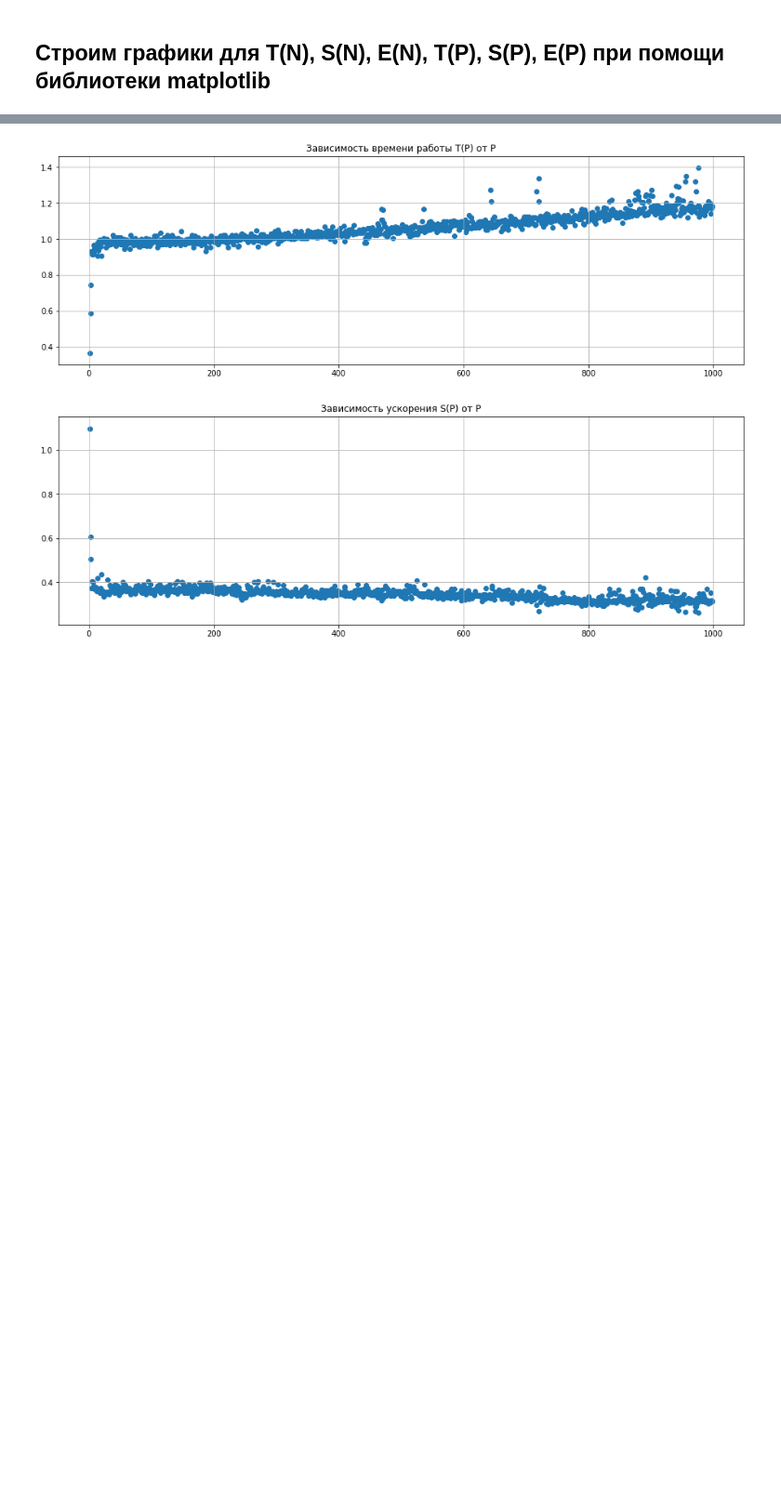
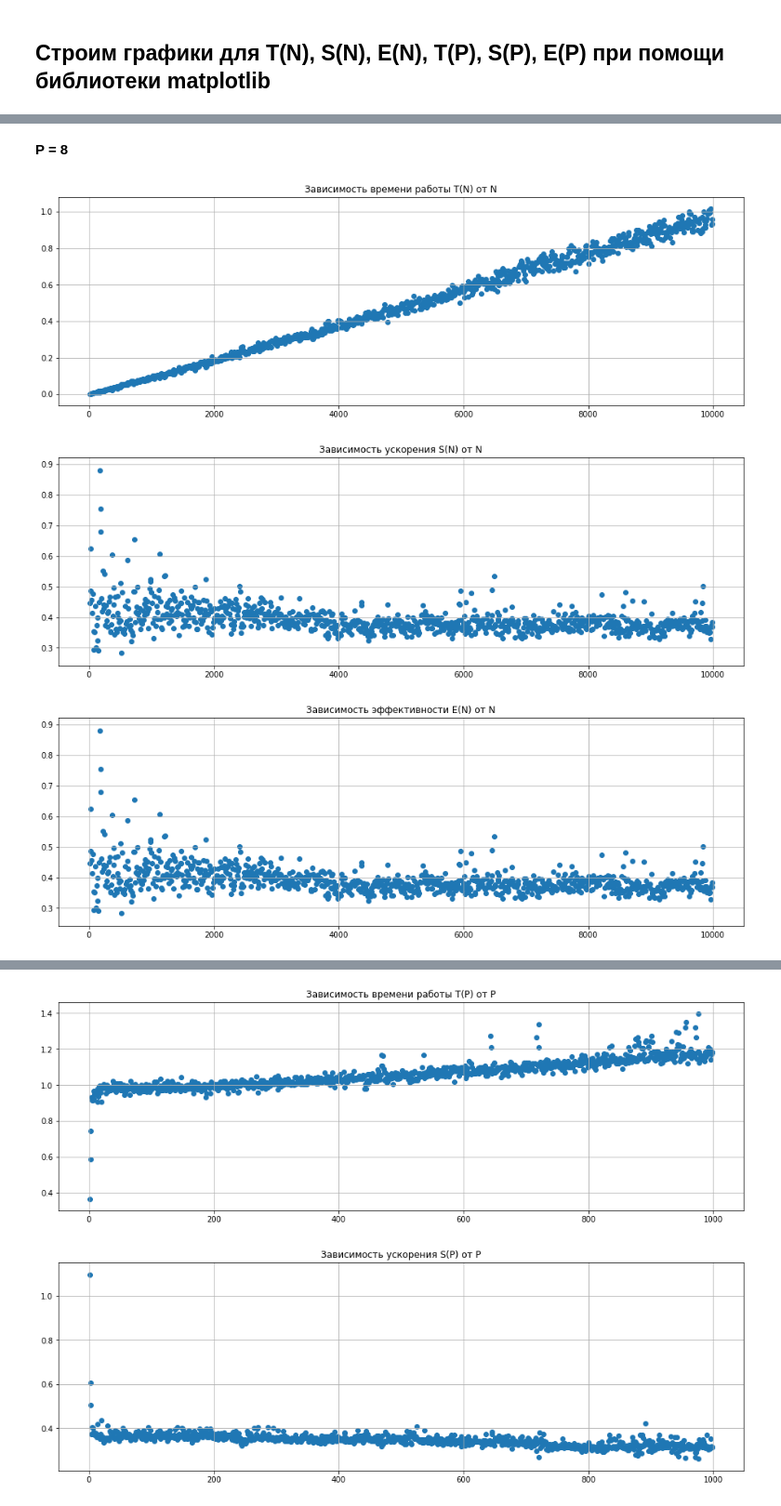
Before and after one commit to riknel/DistributedComputing, a Jupyter notebook: graphs_random_walk.ipynb, the cells around one changed output, grey strips where cells are left out. Shown at 93% size. Saved outputs shown, nothing was run; the diff lists cells and outputs as text; code cells hidden in the pictures; blank space fills up the shorter version.

```diff
--- a/graphs_random_walk.ipynb
+++ b/graphs_random_walk.ipynb
@@ -9,0 +49,13 @@ N от 10 до 10000 с шагом 10
+# %%
+#считываем результаты из файла для восьми потоков
+info = open("stats_python_8.txt").readlines()
+n_8 = []
+T_p_8 = []
+S_p_8 = []
+E_p_8 = []
+for line in info:
+    line = line.split()
+    n_8.append(int(line[0]))
+    T_p_8.append(float(line[1]))
+    S_p_8.append(float(line[2]))
+    E_p_8.append(float(line[3]))
@@ -9,0 +147,24 @@ N от 10 до 10000 с шагом 10
+# %% [markdown]
+**P = 8**
+# %%
+plt.figure(figsize=(16, 5))
+plt.title("Зависимость времени работы T(N) от N")
+plt.grid()
+plt.scatter(n_8, T_p_8)
+plt.show()
+
+plt.figure(figsize=(16, 5))
+plt.title("Зависимость ускорения S(N) от N")
+plt.grid()
+plt.scatter(n_8, S_p_8)
+plt.show()
+
+plt.figure(figsize=(16, 5))
+plt.title("Зависимость эффективности E(N) от N")
+plt.grid()
+plt.scatter(n_8, E_p_8)
+plt.show()
+# %% [output]
+[figure, added]
+[figure, added]
+[figure, added]
```
Also changed, not shown: parts of 18 cells of this notebook, 1 other file.
